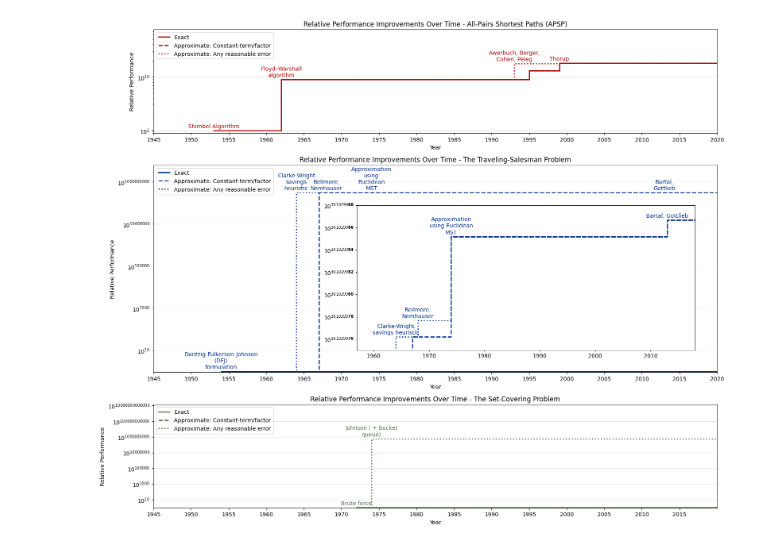
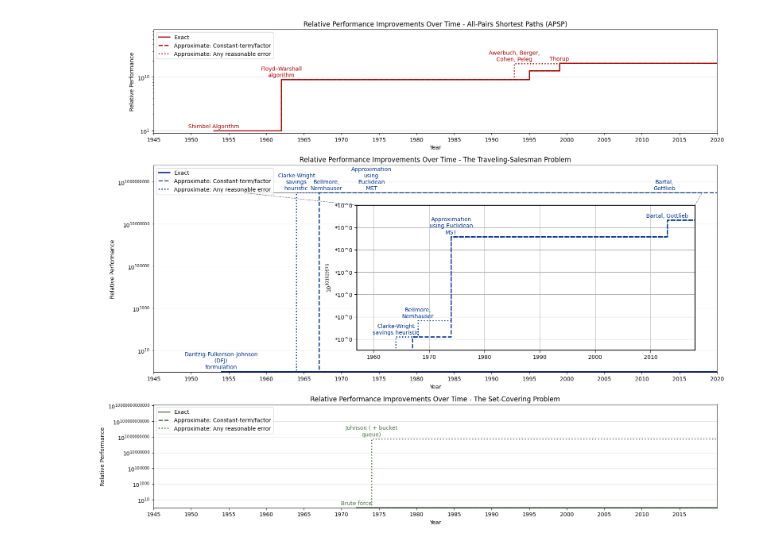
Before and after one commit to andrewlucasgs/approximation-algorithms, a Jupyter notebook: generate_figures.ipynb, the cells around one changed output. Cells and saved outputs as stored; diff of their text form; code cells hidden in the pictures.

```diff
--- a/generate_figures.ipynb
+++ b/generate_figures.ipynb
@@ -329,5 +372,6 @@ See the caveats in the documentation: https://pandas.pydata.org/pandas-docs/stab
 # %%
 from mpl_toolkits.axes_grid1.inset_locator import inset_axes, mark_inset
+from matplotlib.ticker import FuncFormatter
 
 # Set up the figure with 1 column and 3 rows
 fig, axs = plt.subplots(3, 1, figsize=(16, 13), height_ratios=[0.5,1,0.5])
@@ -413,7 +457,13 @@ axs[1].yaxis.set_major_formatter(plt.FuncFormatter(y_format))
 axs[1].set_axisbelow(True)
 axs[1].legend(['Exact', 'Approximate: Constant-term/factor', 'Approximate: Any reasonable error'], loc='upper left')
 
-# Create the inset plot
+# Function to format y-tick labels as "*10^x"
+def format_ticks(value, tick_number):
+    bottommost_y_value = 3.01029975e+08
+    exponent = int(np.log10(value / bottommost_y_value))
+    return f"*10^{exponent}"
+
+# Create the inset plot with box
 ax_inset = inset_axes(axs[1], width="60%", height="70%", loc="lower right", borderpad=4)
 
 # Plot the zoomed-in data on the inset
@@ -424,46 +474,57 @@ ax_inset.set_xlim(1957, 2018)
 ax_inset.set_ylim(3.01029975e+08, 3.01029988e+08)
 ax_inset.set_yscale('linear')
 
-# Apply the same y-axis format to the inset
-ax_inset.yaxis.set_major_formatter(plt.FuncFormatter(y_format_highlight_last_digits))
+# Apply the y-axis format to display ticks as "*10^x"
+ax_inset.yaxis.set_major_formatter(FuncFormatter(format_ticks))
 
-# Optionally, customize the inset appearance
-ax_inset.grid(False)
-ax_inset.tick_params(axis='both', which='both', length=2)
+# Set y-axis label to the bottommost tick label's power of 10
+ax_inset.set_ylabel(r"$10^{301029976}$")
+# ax_inset.yaxis.set_label_position('top')  # Position y-label at the top
+
+# Optionally, customize the inset appearance (spine box)
+for spine in ax_inset.spines.values():
+    spine.set_edgecolor('black')
+    spine.set_linewidth(1.5)
 
 # Add zoom indicators between the inset and the main plot
-# mark_inset(axs[1], ax_inset, loc1=2, loc2=1, fc="none", ec="0.5", linestyle='--')
+mark_inset(axs[1], ax_inset, loc1=2, loc2=1, fc="none", ec="0.5", linestyle='--')
+
+# Show grid on the inset for better visibility if needed
+ax_inset.grid(True)
+
+# Adjust tick parameters for better readability
+ax_inset.tick_params(axis='both', which='both', length=4)
 
 # Plot 3 - The Set-Covering Problem (SCP)
 # Load SCP data
 SCP_exact_filtered = pd.read_csv('datasets/SCP_exact_filtered.csv')
 SCP_constant_factor_filtered = pd.read_csv('datasets/SCP_constant_factor_filtered.csv')
 SCP_any_error_filtered = pd.read_csv('datasets/SCP_any_error_filtered.csv')
 
 # Plot SCP data in the third row
 plot_family_data(SCP_exact_filtered, SCP_constant_factor_filtered, SCP_any_error_filtered, 'SCP', colors[2], axs[2])
 axs[2].set_xlabel('Year')
 axs[2].set_ylabel('Relative Performance')
 axs[2].set_title('Relative Performance Improvements Over Time - The Set-Covering Problem')
 axs[2].set_xlim(1945, 2020)
 axs[2].set_xticks(np.arange(1945, 2020, 5))
 axs[2].set_yscale('log')
 axs[2].margins(x=0, y=0.5)
 axs[2].legend()
 axs[2].set_ylim(bottom=0.9)
 axs[2].grid(True, which='major', axis='y', linestyle='-', color='#DDD')
 axs[2].legend(['Exact', 'Approximate: Constant-term/factor', 'Approximate: Any reasonable error'], loc='upper left')
 
 
 # Custom y-axis formatter for all plots
 for ax in axs:
     ax.yaxis.set_major_formatter(plt.FuncFormatter(y_format))
     ax.set_axisbelow(True)
 
 # Show the combined plot with inset
 plt.tight_layout()
 plt.savefig('figures/figure 3.png', bbox_inches='tight')
 
 plt.show()
 # %% [output]
-[figure, old version]
+[figure, new version]
```
Also changed, not shown: parts of 3 cells of this notebook, 3 other files.
